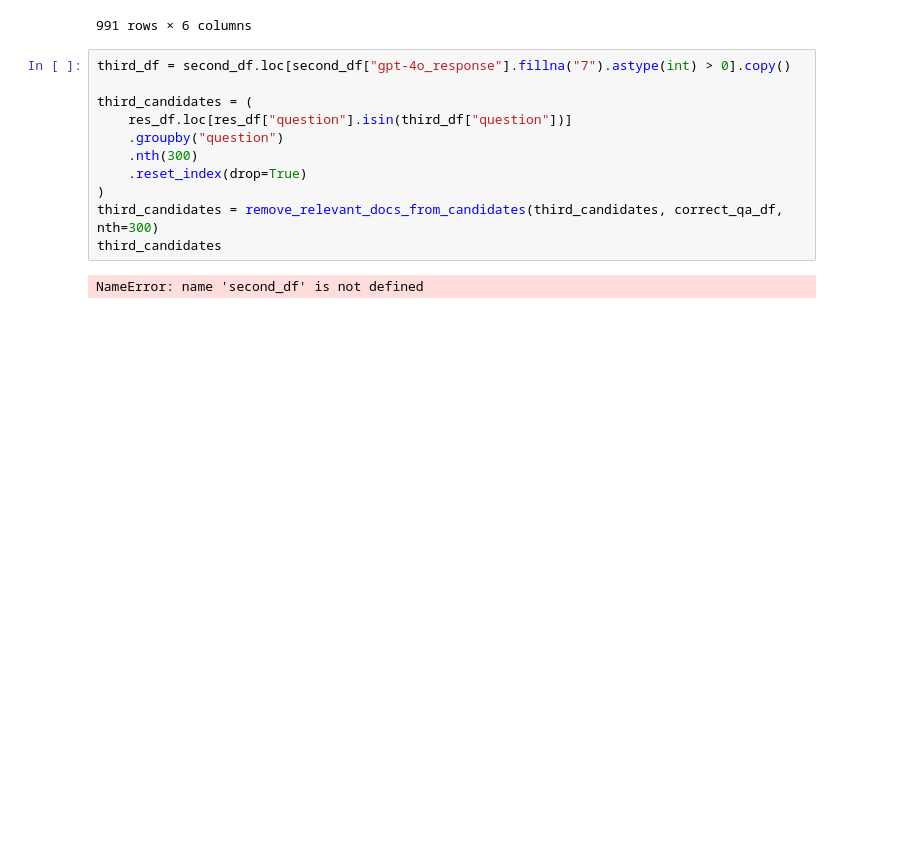
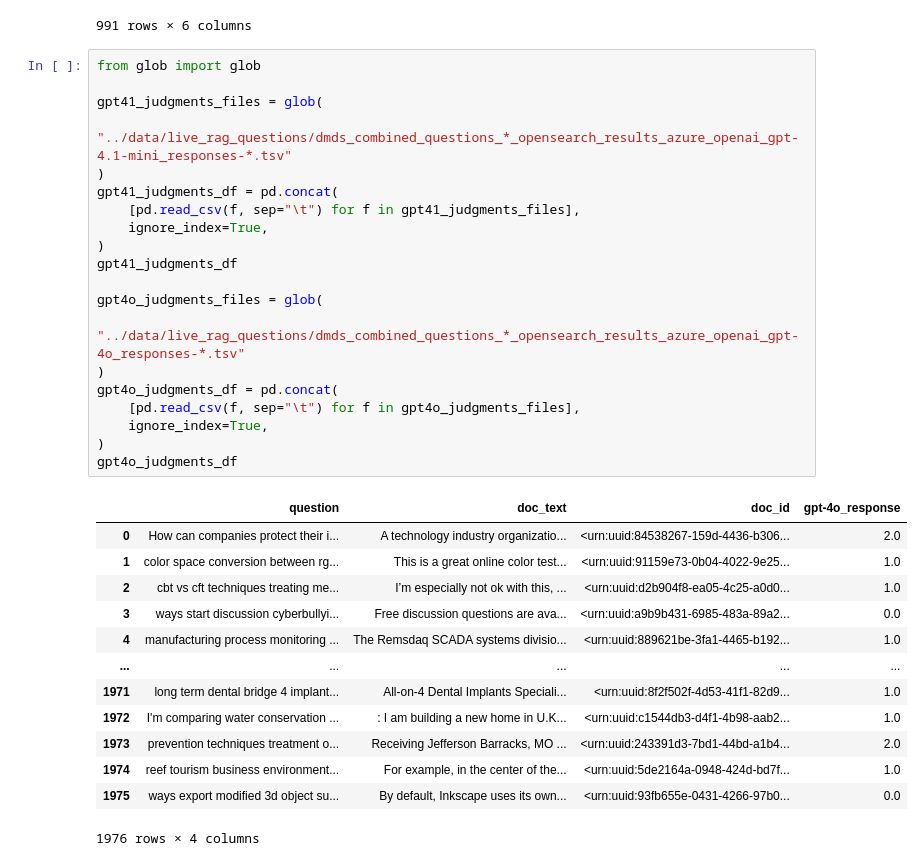
Before and after one commit to rmit-ir/GRAG-LiveRAG, a Jupyter notebook: notebooks/construct_training_data.ipynb, the cells around one changed output. Drawn from its saved outputs; the diff is of its cells as text; blank space fills up the shorter version.

Commit message:
add not relevant pairs for training

```diff
--- a/notebooks/construct_training_data.ipynb
+++ b/notebooks/construct_training_data.ipynb
@@ -706,16 +706,37 @@ negative_samples_df_1.set_index("question").merge(
 | zebrafish genetic studies disease... | There are three main types of tum... | <urn:uuid:7bfeaf5e-d4e7-41f7-adbf... | 0.0 | Click to have a closer look\nAbou... | <urn:uuid:927a2272-c402-4436-93d2... | 0.0 |
 991 rows × 6 columns
 # %%
-third_df = second_df.loc[second_df["gpt-4o_response"].fillna("7").astype(int) > 0].copy()
+from glob import glob
 
-third_candidates = (
-    res_df.loc[res_df["question"].isin(third_df["question"])]
-    .groupby("question")
-    .nth(300)
-    .reset_index(drop=True)
+gpt41_judgments_files = glob(
+    "../data/live_rag_questions/dmds_combined_questions_*_opensearch_results_azure_openai_gpt-4.1-mini_responses-*.tsv"
 )
-third_candidates = remove_relevant_docs_from_candidates(third_candidates, correct_qa_df, nth=300)
-third_candidates
+gpt41_judgments_df = pd.concat(
+    [pd.read_csv(f, sep="\t") for f in gpt41_judgments_files],
+    ignore_index=True,
+)
+gpt41_judgments_df
+
+gpt4o_judgments_files = glob(
+    "../data/live_rag_questions/dmds_combined_questions_*_opensearch_results_azure_openai_gpt-4o_responses-*.tsv"
+)
+gpt4o_judgments_df = pd.concat(
+    [pd.read_csv(f, sep="\t") for f in gpt4o_judgments_files],
+    ignore_index=True,
+)
+gpt4o_judgments_df
 # %% [output]
+|  | question | doc_text | doc_id | gpt-4o_response |
+| 0 | How can companies protect their i... | A technology industry organizatio... | <urn:uuid:84538267-159d-4436-b306... | 2.0 |
+| 1 | color space conversion between rg... | This is a great online color test... | <urn:uuid:91159e73-0b04-4022-9e25... | 1.0 |
+| 2 | cbt vs cft techniques treating me... | I’m especially not ok with this, ... | <urn:uuid:d2b904f8-ea05-4c25-a0d0... | 1.0 |
+| 3 | ways start discussion cyberbullyi... | Free discussion questions are ava... | <urn:uuid:a9b9b431-6985-483a-89a2... | 0.0 |
+| 4 | manufacturing process monitoring ... | The Remsdaq SCADA systems divisio... | <urn:uuid:889621be-3fa1-4465-b192... | 1.0 |
+| ... | ... | ... | ... | ... |
+| 1971 | long term dental bridge 4 implant... | All-on-4 Dental Implants Speciali... | <urn:uuid:8f2f502f-4d53-41f1-82d9... | 1.0 |
+| 1972 | I'm comparing water conservation ... | : I am building a new home in U.K... | <urn:uuid:c1544db3-d4f1-4b98-aab2... | 1.0 |
+| 1973 | prevention techniques treatment o... | Receiving Jefferson Barracks, MO ... | <urn:uuid:243391d3-7bd1-44bd-a1b4... | 2.0 |
+| 1974 | reef tourism business environment... | For example, in the center of the... | <urn:uuid:5de2164a-0948-424d-bd7f... | 1.0 |
+| 1975 | ways export modified 3d object su... | By default, Inkscape uses its own... | <urn:uuid:93fb655e-0431-4266-97b0... | 0.0 |
-NameError: name 'second_df' is not defined
+1976 rows × 4 columns
 # %%
```
Also changed, not shown: parts of 5 cells of this notebook, 1 other file.
